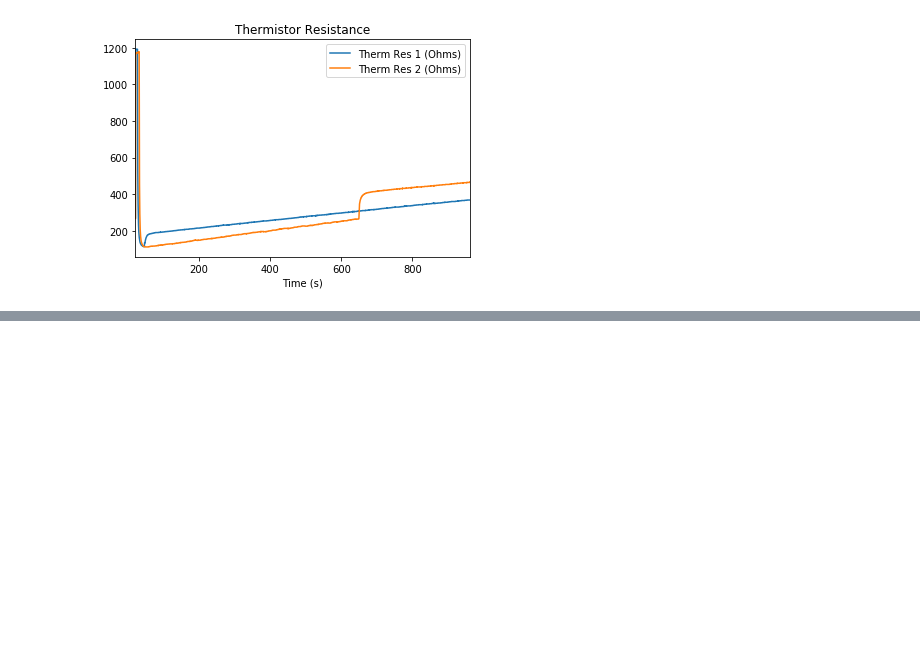
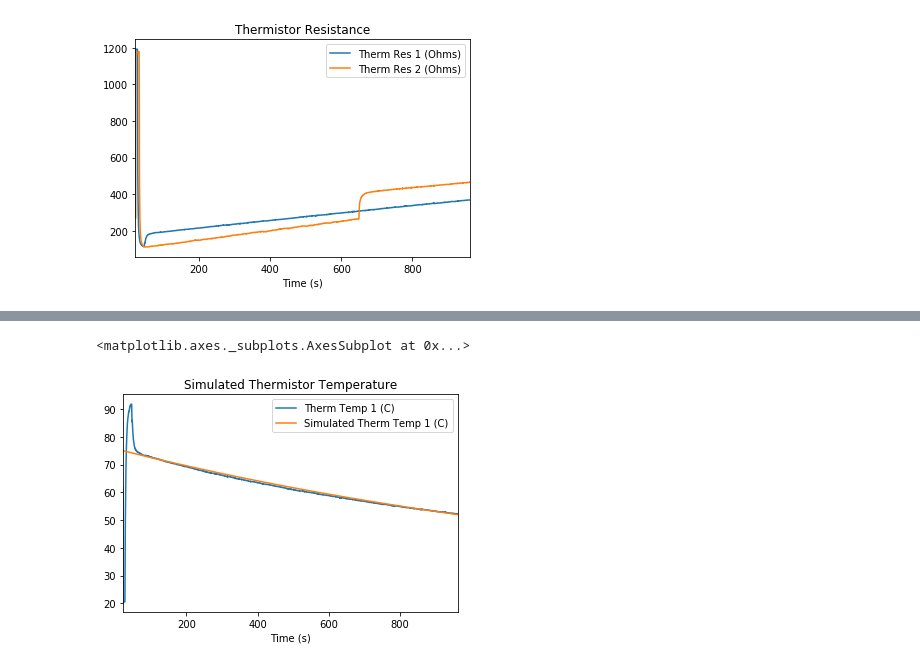
Before and after one commit to wsh32/isim, a Jupyter notebook: lab2/lab2_thermistor.ipynb, the cells around one changed output, grey strips where cells are left out. Saved outputs shown, nothing was run; the diff lists cells and outputs as text; code cells hidden in the pictures; blank space fills up the shorter version.

```diff
--- a/lab2/lab2_thermistor.ipynb
+++ b/lab2/lab2_thermistor.ipynb
@@ -77,0 +99,16 @@ data.plot(x='Time (s)', y=['Therm Temp 1 (K)', 'Therm Temp 2 (K)'], title='Therm
+# %%
+def gen_heat_loss(times, tau, t_0=22, t_1=75-22):
+    output = pd.Series(np.zeros(len(times)), times)
+    for i in times:
+        output[i] = t_0 + t_1 * np.exp(-(i - times[0]) / tau)
+
+    return output
+# %%
+heat_loss = gen_heat_loss(data['Time (s)'], 1650)
+data['Simulated Therm Temp 1 (C)'] = heat_loss.values
+
+# Plot simulated therm 1
+data.plot(x='Time (s)', y=['Therm Temp 1 (C)', 'Simulated Therm Temp 1 (C)'], title='Simulated Thermistor Temperature')
+# %% [output]
+<matplotlib.axes._subplots.AxesSubplot at 0x...>
+[figure, added]
```
Also changed, not shown: parts of 7 cells of this notebook.
